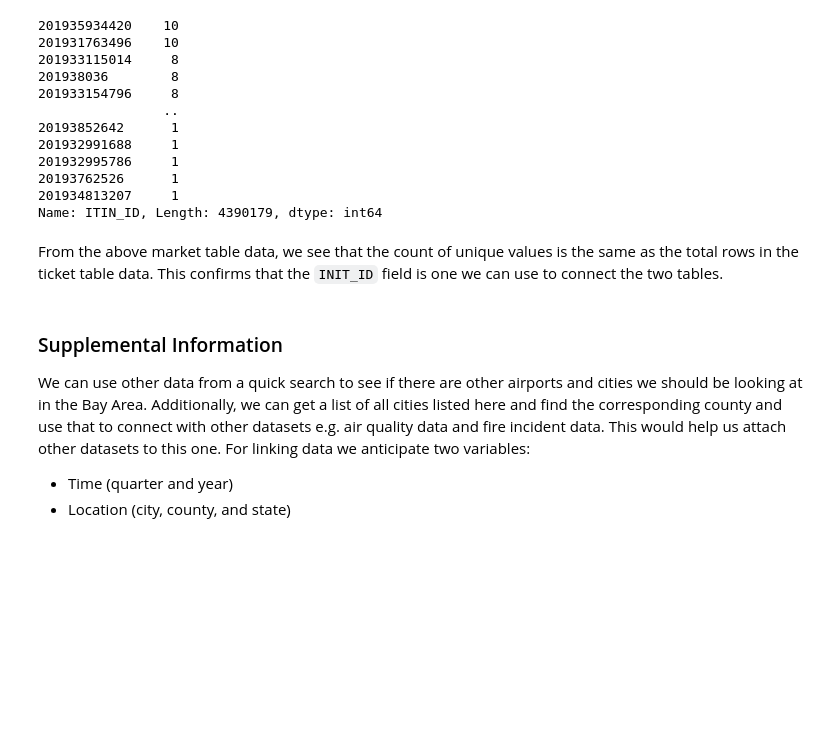
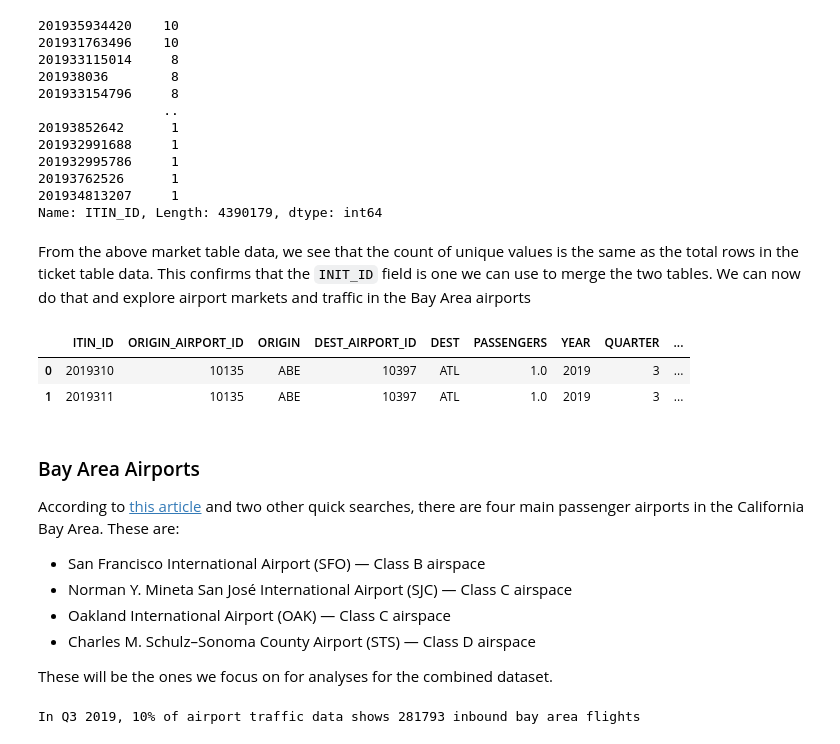
Before and after one commit to siawayforward/DS4A-group-project, a Jupyter notebook: dataset-details-airports.ipynb, the cells around one changed output. Saved outputs shown, nothing was run; the diff lists cells and outputs as text; code cells hidden in the pictures; blank space fills up the shorter version.

```diff
--- a/dataset-details-airports.ipynb
+++ b/dataset-details-airports.ipynb
@@ -110,9 +111,28 @@ df_market['ITIN_ID'].value_counts()
 201934813207     1
 Name: ITIN_ID, Length: 4390179, dtype: int64
 # %% [markdown]
-From the above market table data, we see that the count of unique values is the same as the total rows in the ticket table data. This confirms that the `INIT_ID` field is one we can use to connect the two tables.
+From the above market table data, we see that the count of unique values is the same as the total rows in the ticket table data. This confirms that the `INIT_ID` field is one we can use to merge the two tables. We can now do that and explore airport markets and traffic in the Bay Area airports
-# %% [markdown]
-### Supplemental Information
-We can use other data from a quick search to see if there are other airports and cities we should be looking at in the Bay Area. Additionally, we can get a list of all cities listed here and find the corresponding county and use that to connect with other datasets e.g. air quality data and fire incident data. This would help us attach other datasets to this one. For linking data we anticipate two variables:
-- Time (quarter and year)
-- Location (city, county, and state)
+# %%
+df_travel = pd.merge(df_market, df_ticket, on='ITIN_ID')
+df_travel.head(2)
+# %% [output]
+|  | ITIN_ID | ORIGIN_AIRPORT_ID | ORIGIN | DEST_AIRPORT_ID | DEST | PASSENGERS | YEAR | QUARTER | ... |
+| 0 | 2019310 | 10135 | ABE | 10397 | ATL | 1.0 | 2019 | 3 | ... |
+| 1 | 2019311 | 10135 | ABE | 10397 | ATL | 1.0 | 2019 | 3 | ... |
+# %% [markdown]
+### Bay Area Airports
+According to [this article](https://traveltips.usatoday.com/airports-bay-area-california-104230.html) and two other quick searches, there are four main passenger airports in the California Bay Area. These are:
+- San Francisco International Airport (SFO) — Class B airspace
+- Norman Y. Mineta San José International Airport (SJC) — Class C airspace
+- Oakland International Airport (OAK) — Class C airspace
+- Charles M. Schulz–Sonoma County Airport (STS) — Class D airspace
+
+These will be the ones we focus on for analyses for the combined dataset.
+# %%
+bay_area_destinations = ['SFO', 'SJC', 'OAK', 'STS']
+df_bayarea = df_travel[df_travel['DEST'].isin(bay_area_destinations)]
+
+#dataframe metrics for quarter
+print('In Q3 2019, 10% of airport traffic data shows {} inbound bay area flights'.format(df_bayarea.shape[0]))
+# %% [output]
+In Q3 2019, 10% of airport traffic data shows 281793 inbound bay area flights
```
Also changed, not shown: parts of 5 cells of this notebook.
